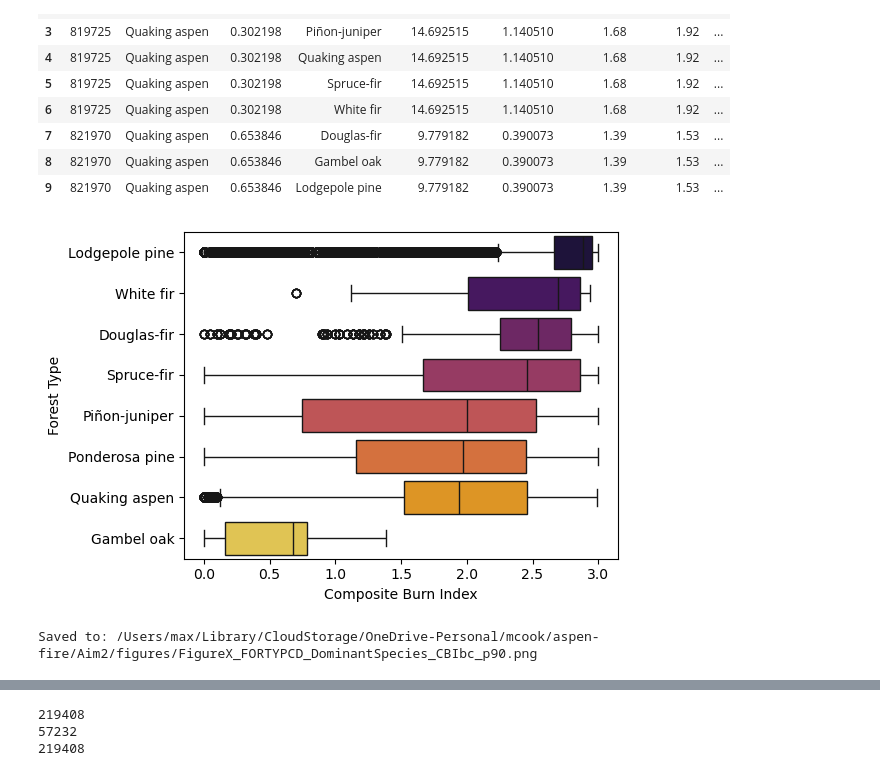
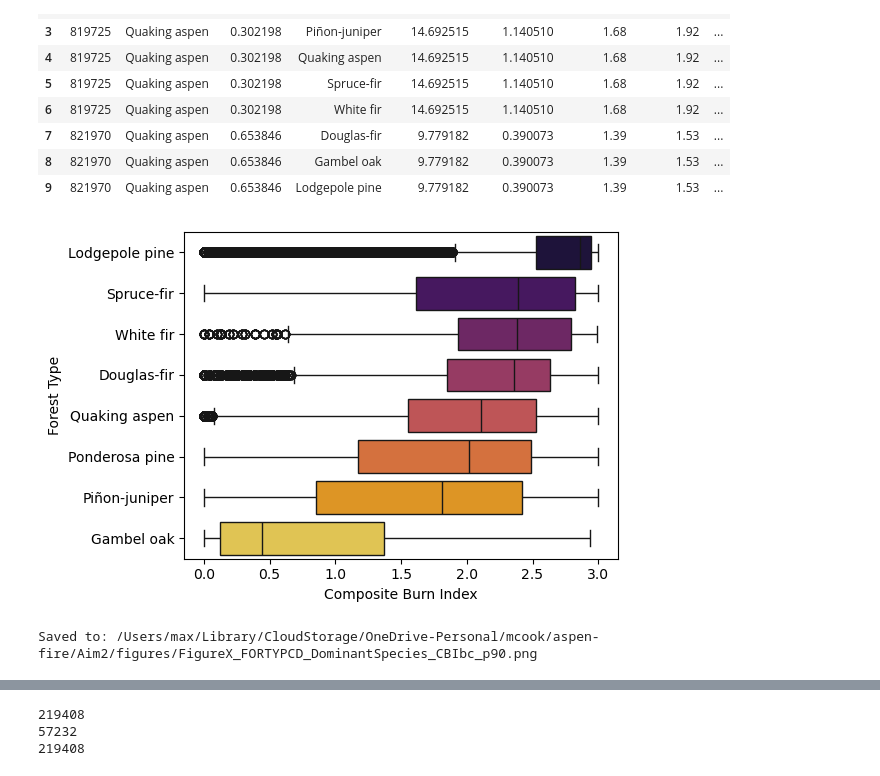
Before and after one commit to natshoff/aspen-fire-fork, a Jupyter notebook: Aim2/code/Python/05b_FRP-CBIbc.ipynb, the cells around one changed output, grey strips where cells are left out. Saved outputs shown, nothing was run; the diff lists cells and outputs as text; code cells hidden in the pictures.

```diff
--- a/Aim2/code/Python/05b_FRP-CBIbc.ipynb
+++ b/Aim2/code/Python/05b_FRP-CBIbc.ipynb
@@ -89,35 +89,35 @@ Index(['Fire_ID', 'grid_index', 'mean', 'p90', 'p95', 'p99', 'stdDev',
 | 9 | 821970 | Quaking aspen | 0.653846 | Lodgepole pine | 9.779182 | 0.390073 | 1.39 | 1.53 | ... |
 # %%
 # Plot FRP by dominant forest type
-# create a dataframe with dominance (>50% of the same species)
-dom = tm_sev[tm_sev['fortyp_pct'] > 0.50]
+# # create a dataframe with dominance (>50% of the same species)
+# dom = tm_sev[tm_sev['fortyp_pct'] > 0.50]
 # Find the median and sort the forest types by FRP
-med = dom.groupby('fortypnm_gp')['CBIbc_p90'].median().sort_values(ascending=False)
+med = tm_sev.groupby('fortypnm_gp')['CBIbc_p90'].median().sort_values(ascending=False)
 ordered = med.index.tolist()
 
 # plot it
 plt.figure(figsize=(6, 4))
 
 sns.boxplot(
-    data=dom,
+    data=tm_sev,
     x='CBIbc_p90',
     y='fortypnm_gp',
     order=ordered,
     palette='inferno',
     dodge=False)
 
 # plt.xscale('log') # log-scale FRP
 plt.xlabel('Composite Burn Index')
 plt.ylabel('Forest Type')
 plt.tight_layout()
 
 out_plot = os.path.join(projdir, 'figures/FigureX_FORTYPCD_DominantSpecies_CBIbc_p90.png')
 plt.savefig(out_plot, dpi=300, bbox_inches='tight')
 
 plt.show()
 print(f"\nSaved to: {out_plot}\n")
 # %% [output]
-[figure, old version]
+[figure, new version]
 Saved to: /Users/max/Library/CloudStorage/OneDrive-Personal/mcook/aspen-fire/Aim2/figures/FigureX_FORTYPCD_DominantSpecies_CBIbc_p90.png
 # %%
 tm_sev.columns
```
Also changed, not shown: parts of 2 cells of this notebook, 11 other files.
